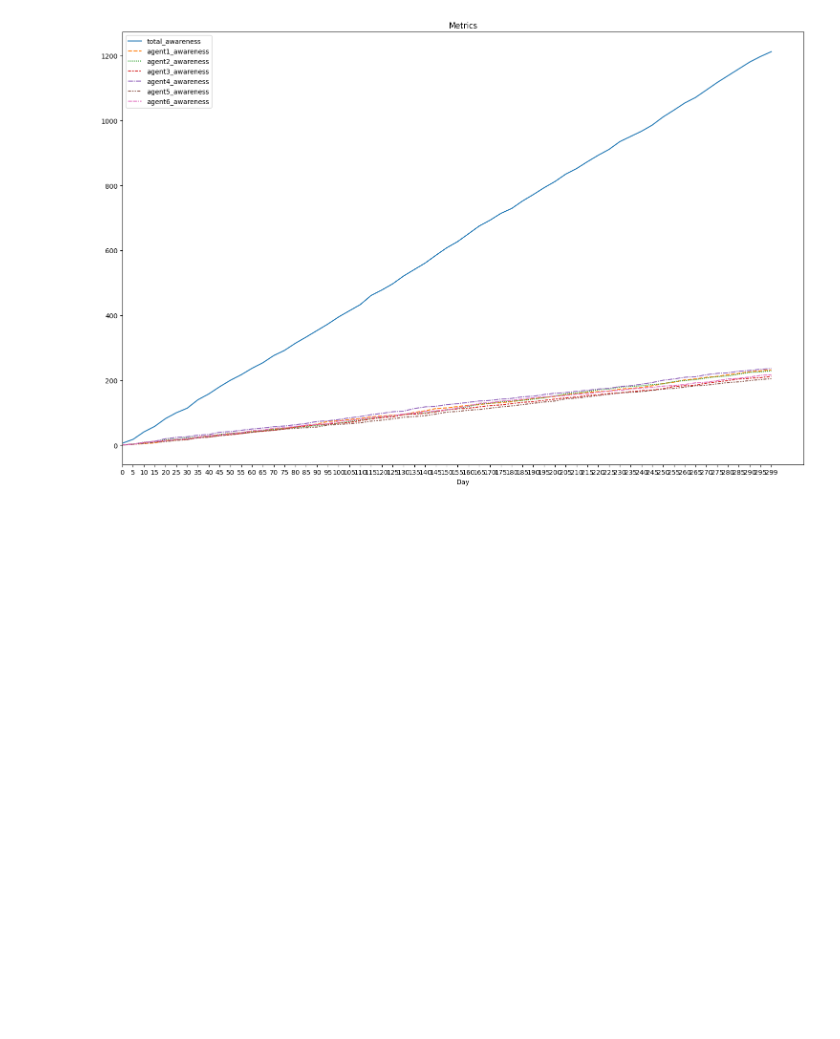
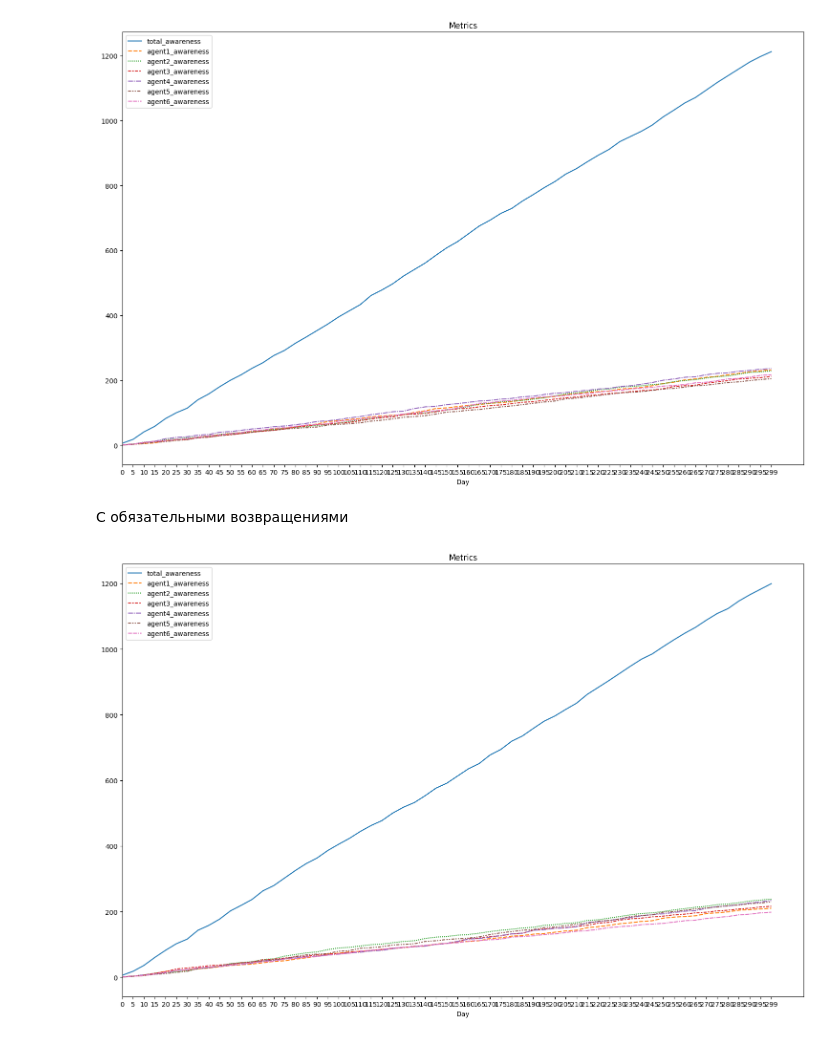
Before and after one commit to cathlx/zebra_puzzle_island, a Jupyter notebook: example.ipynb, the cells around one changed output. Saved outputs shown, nothing was run; the diff lists cells and outputs as text; code cells hidden in the pictures; blank space fills up the shorter version.

Commit message:
Add mandatory return experiments

```diff
--- a/example.ipynb
+++ b/example.ipynb
@@ -18,3 +18,12 @@ path_to_results = manager_aco.run_experiment(save_island_csv=False)
 manager_aco.plot_results(figsize=(15, 10))
 # %% [output]
 [figure]
+# %% [markdown]
+С обязательными возвращениями
+# %%
+# all random
+manager_mandatory_return_random = ExperimentManager('configs/generated/mandatory_return_random.yaml')
+path_to_results = manager_mandatory_return_random.run_experiment(save_island_csv=False)
+manager_mandatory_return_random.plot_results(figsize=(15, 10))
+# %% [output]
+[figure, added]
```
Also changed, not shown: parts of 1 cell of this notebook, 25 other files.
